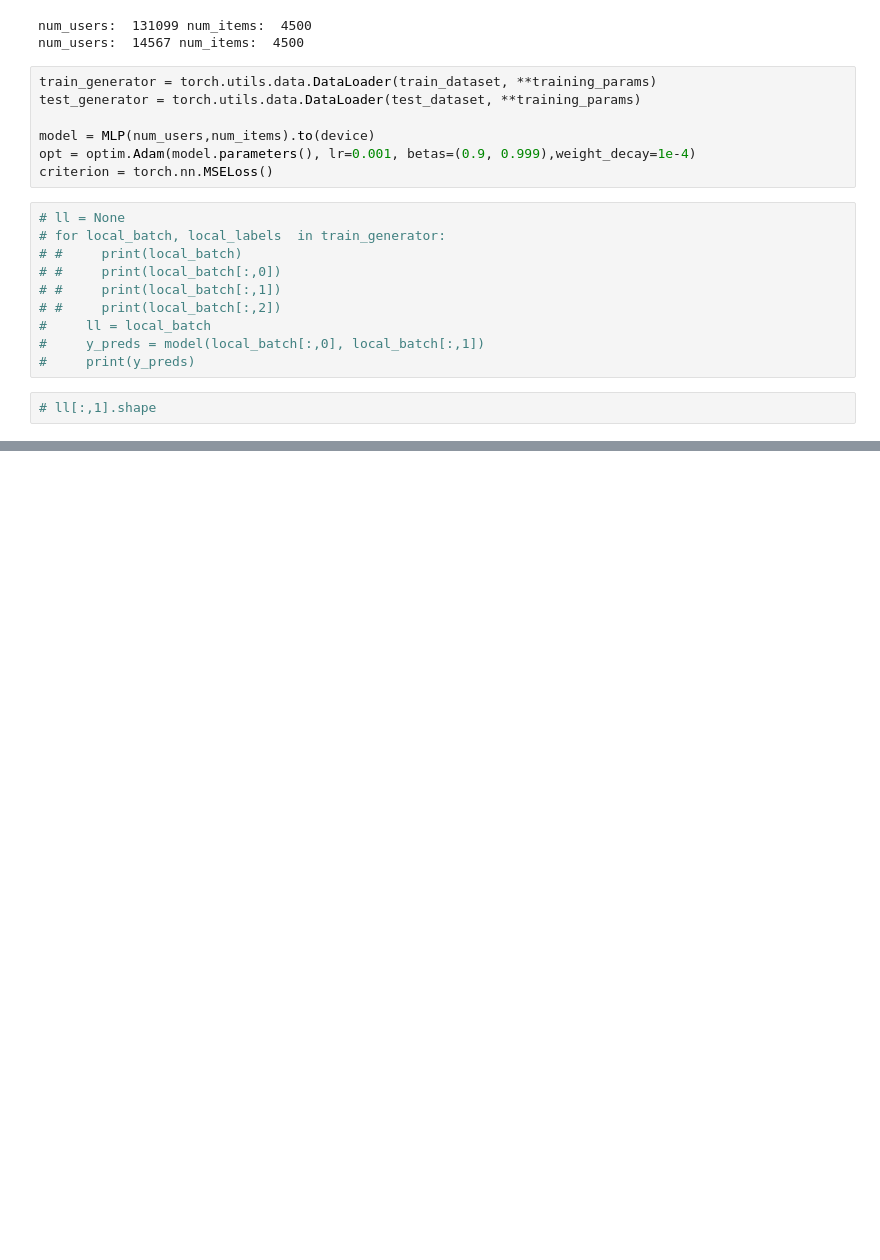
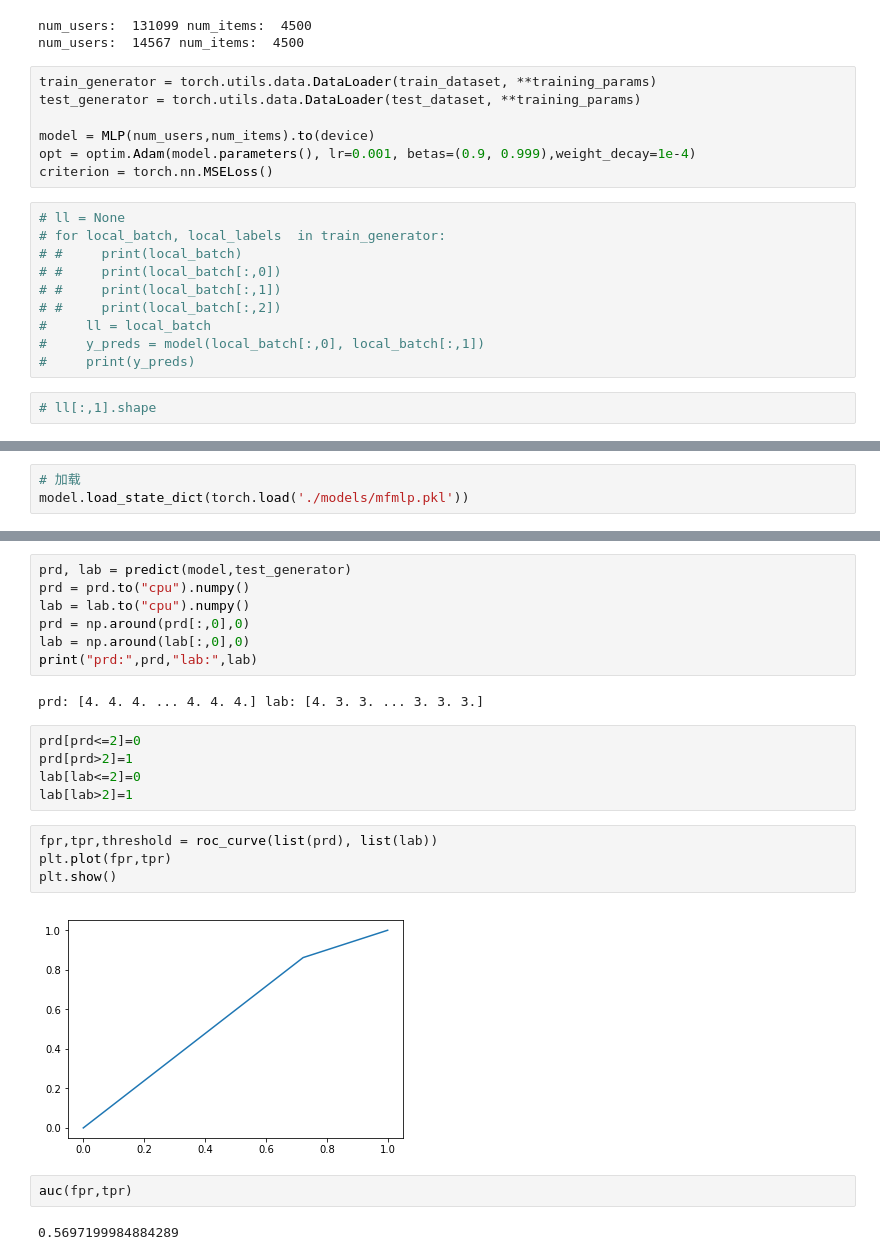
Before and after one commit to SnowWindSaveYou/UTS_ML2019_99151300, a Jupyter notebook: MF.ipynb, the cells around one changed output, grey strips where cells are left out. Drawn from its saved outputs; the diff is of its cells as text; blank space fills up the shorter version.

```diff
--- a/MF.ipynb
+++ b/MF.ipynb
@@ -233,0 +251,3 @@ torch.save(model.state_dict(), './models/mfmlp.pkl')
+# %%
+# 加载
+model.load_state_dict(torch.load('./models/mfmlp.pkl'))
@@ -233,0 +269,24 @@ torch.save(model.state_dict(), './models/mfmlp.pkl')
+# %%
+prd, lab = predict(model,test_generator)
+prd = prd.to("cpu").numpy()
+lab = lab.to("cpu").numpy()
+prd = np.around(prd[:,0],0)
+lab = np.around(lab[:,0],0)
+print("prd:",prd,"lab:",lab)
+# %% [output]
+prd: [4. 4. 4. ... 4. 4. 4.] lab: [4. 3. 3. ... 3. 3. 3.]
+# %%
+prd[prd<=2]=0
+prd[prd>2]=1
+lab[lab<=2]=0
+lab[lab>2]=1
+# %%
+fpr,tpr,threshold = roc_curve(list(prd), list(lab))
+plt.plot(fpr,tpr)
+plt.show()
+# %% [output]
+[figure, added]
+# %%
+auc(fpr,tpr)
+# %% [output]
+0.5697199984884289
```
Also changed, not shown: parts of 13 cells of this notebook, 2 other files.
